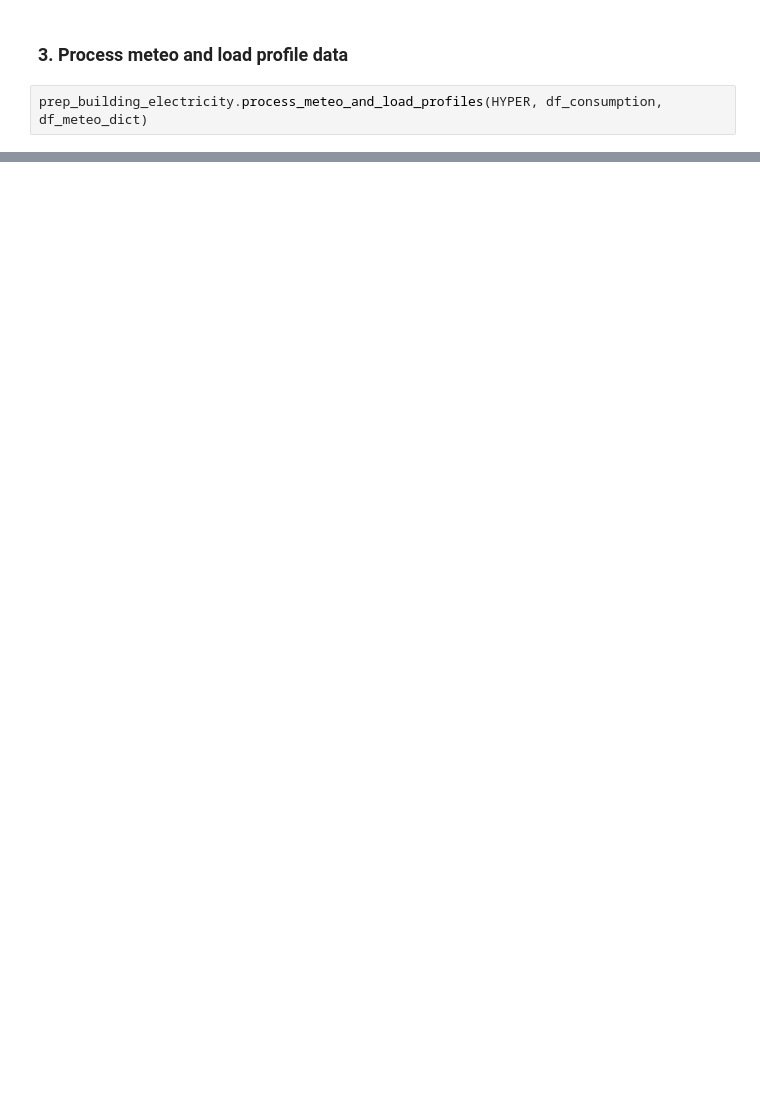
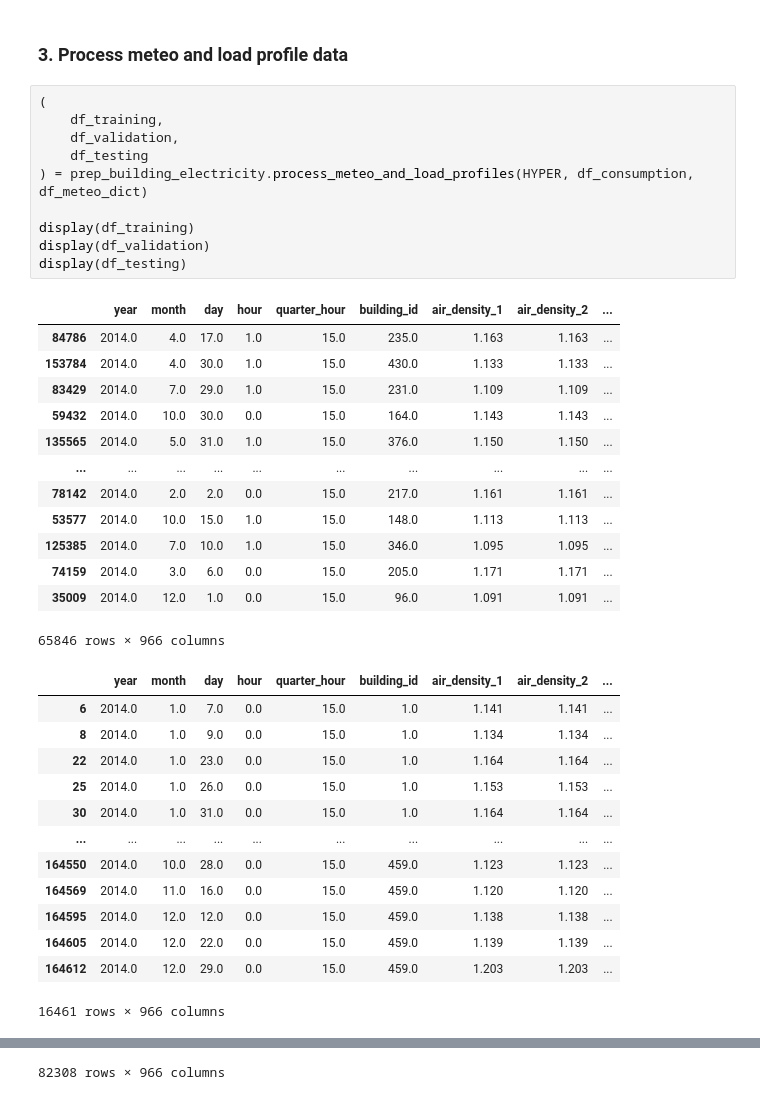
Before and after one commit to ArsamAryandoust/EnergyTransitionTasks, a Jupyter notebook: src/prep_buildingelectricity.ipynb, the cells around one changed output, grey strips where cells are left out. Saved outputs shown, nothing was run; the diff lists cells and outputs as text; blank space fills up the shorter version.

Commit message:
implemented data splitting to training, validation and testing

```diff
--- a/src/prep_buildingelectricity.ipynb
+++ b/src/prep_buildingelectricity.ipynb
@@ -30,4 +84,39 @@ prep_building_electricity.process_building_imagery(HYPER, df_building_images)
 # %% [markdown]
 ### 3. Process meteo and load profile data
 # %%
-prep_building_electricity.process_meteo_and_load_profiles(HYPER, df_consumption, df_meteo_dict)
+(
+    df_training,
+    df_validation,
+    df_testing
+) = prep_building_electricity.process_meteo_and_load_profiles(HYPER, df_consumption, df_meteo_dict)
+
+display(df_training)
+display(df_validation)
+display(df_testing)
+# %% [output]
+|  | year | month | day | hour | quarter_hour | building_id | air_density_1 | air_density_2 | ... |
+| 84786 | 2014.0 | 4.0 | 17.0 | 1.0 | 15.0 | 235.0 | 1.163 | 1.163 | ... |
+| 153784 | 2014.0 | 4.0 | 30.0 | 1.0 | 15.0 | 430.0 | 1.133 | 1.133 | ... |
+| 83429 | 2014.0 | 7.0 | 29.0 | 1.0 | 15.0 | 231.0 | 1.109 | 1.109 | ... |
+| 59432 | 2014.0 | 10.0 | 30.0 | 0.0 | 15.0 | 164.0 | 1.143 | 1.143 | ... |
+| 135565 | 2014.0 | 5.0 | 31.0 | 1.0 | 15.0 | 376.0 | 1.150 | 1.150 | ... |
+| ... | ... | ... | ... | ... | ... | ... | ... | ... | ... |
+| 78142 | 2014.0 | 2.0 | 2.0 | 0.0 | 15.0 | 217.0 | 1.161 | 1.161 | ... |
+| 53577 | 2014.0 | 10.0 | 15.0 | 1.0 | 15.0 | 148.0 | 1.113 | 1.113 | ... |
+| 125385 | 2014.0 | 7.0 | 10.0 | 1.0 | 15.0 | 346.0 | 1.095 | 1.095 | ... |
+| 74159 | 2014.0 | 3.0 | 6.0 | 0.0 | 15.0 | 205.0 | 1.171 | 1.171 | ... |
+| 35009 | 2014.0 | 12.0 | 1.0 | 0.0 | 15.0 | 96.0 | 1.091 | 1.091 | ... |
+65846 rows × 966 columns
+|  | year | month | day | hour | quarter_hour | building_id | air_density_1 | air_density_2 | ... |
+| 6 | 2014.0 | 1.0 | 7.0 | 0.0 | 15.0 | 1.0 | 1.141 | 1.141 | ... |
+| 8 | 2014.0 | 1.0 | 9.0 | 0.0 | 15.0 | 1.0 | 1.134 | 1.134 | ... |
+| 22 | 2014.0 | 1.0 | 23.0 | 0.0 | 15.0 | 1.0 | 1.164 | 1.164 | ... |
+| 25 | 2014.0 | 1.0 | 26.0 | 0.0 | 15.0 | 1.0 | 1.153 | 1.153 | ... |
+| 30 | 2014.0 | 1.0 | 31.0 | 0.0 | 15.0 | 1.0 | 1.164 | 1.164 | ... |
+| ... | ... | ... | ... | ... | ... | ... | ... | ... | ... |
+| 164550 | 2014.0 | 10.0 | 28.0 | 0.0 | 15.0 | 459.0 | 1.123 | 1.123 | ... |
+| 164569 | 2014.0 | 11.0 | 16.0 | 0.0 | 15.0 | 459.0 | 1.120 | 1.120 | ... |
+| 164595 | 2014.0 | 12.0 | 12.0 | 0.0 | 15.0 | 459.0 | 1.138 | 1.138 | ... |
+| 164605 | 2014.0 | 12.0 | 22.0 | 0.0 | 15.0 | 459.0 | 1.139 | 1.139 | ... |
+| 164612 | 2014.0 | 12.0 | 29.0 | 0.0 | 15.0 | 459.0 | 1.203 | 1.203 | ... |
+16461 rows × 966 columns
@@ -33,0 +135 @@ prep_building_electricity.process_meteo_and_load_profiles(HYPER, df_consumption,
+82308 rows × 966 columns
```
Also changed, not shown: parts of 3 cells of this notebook, 3 other files.
